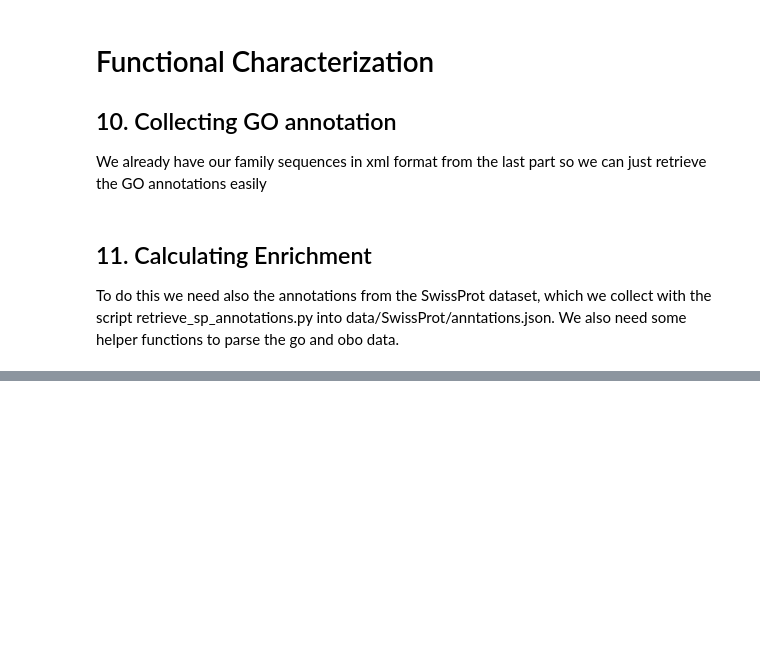
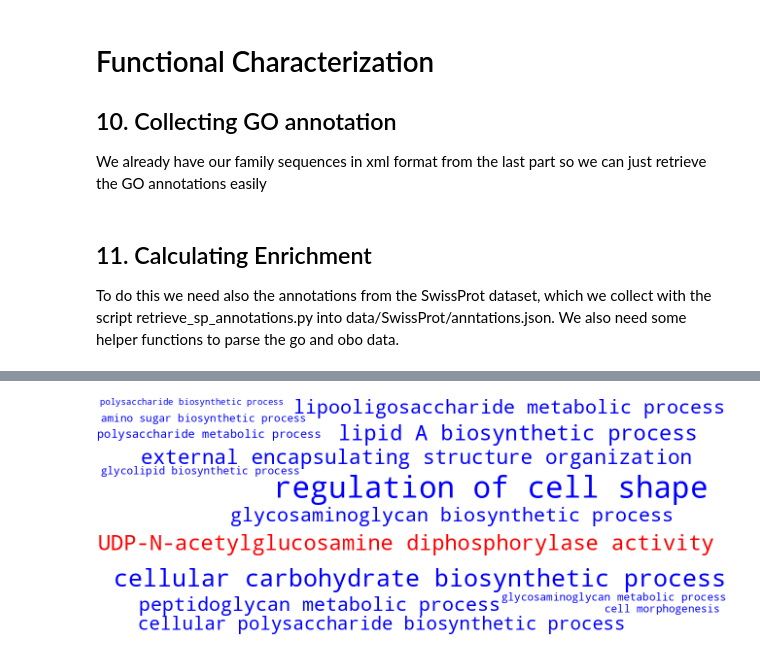
Before and after one commit to krzhalovski/Biological-Data, a Jupyter notebook: Report_Final_Draft.ipynb, the cells around one changed output, grey strips where cells are left out. Drawn from its saved outputs; the diff is of its cells as text; code cells hidden in the pictures; blank space fills up the shorter version.

```diff
--- a/Report_Final_Draft.ipynb
+++ b/Report_Final_Draft.ipynb
@@ -662,0 +688,5 @@ wc.to_image()
+# %%
+GO_df_high_level_v2 = GO_df[(GO_df.r_p < 1e-250)].sort_values('r_p', ascending= True)
+GO_df_high_level_v2 = GO_df_high_level_v2.set_index('GOi')
+
+frequencies_v2 = GO_df_high_level_v2.set_index('def').r_p+0.5
@@ -662,0 +708,10 @@ wc.to_image()
+# %%
+GOs = pd.DataFrame(GO_df_high_level_v2.index).set_index(GO_df_high_level_v2['def']).iloc[:,0]
+
+def color_func_v2(word, **kwargs):
+    if 'GO:0003674' in ancestors[GOs[word]]: # red, molecular_function
+        return f"hsl(0, 100%, {50-int(frequencies_v2[word]/10)}%)"
+    if 'GO:0005575' in ancestors[GOs[word]]: # green, cellular_component
+        return f"hsl(120, 100%, {50-int(frequencies_v2[word]/10)}%)" # none?
+    if 'GO:0008150' in ancestors[GOs[word]]: # blue, biological_process
+        return f"hsl(240, 100%, {50-int(frequencies_v2[word]/10)}%)"
@@ -662,0 +734,17 @@ wc.to_image()
+# %%
+wc_v2 = WordCloud(
+    background_color="white",
+    color_func = color_func_v2,
+    relative_scaling = 1,
+    max_words = 15,
+    scale = 2,
+    width=650,
+    height=250
+    )
+
+wc_v2.generate_from_frequencies(frequencies_v2)
+#wc_v2.to_file(r'./gdrive/MyDrive/Colab Notebooks/BiologicalData/Project/figs/wordcloud_v2.pdf')
+wc.to_file("figs/wordcloud_no_quantile.pdf")
+wc_v2.to_image()
+# %% [output]
+[figure, added]
```
Also changed, not shown: parts of 12 cells of this notebook.
